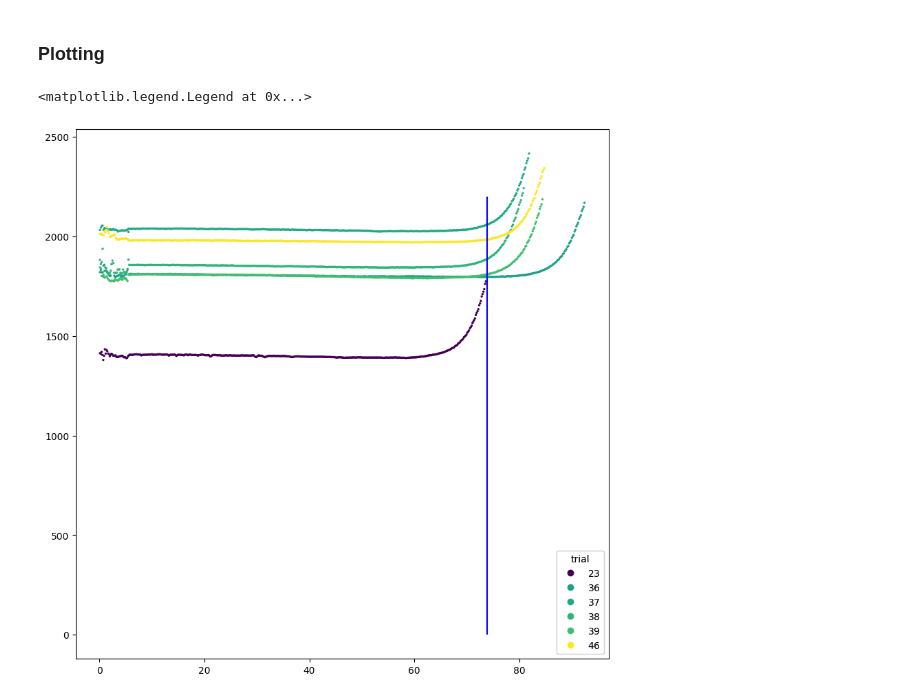
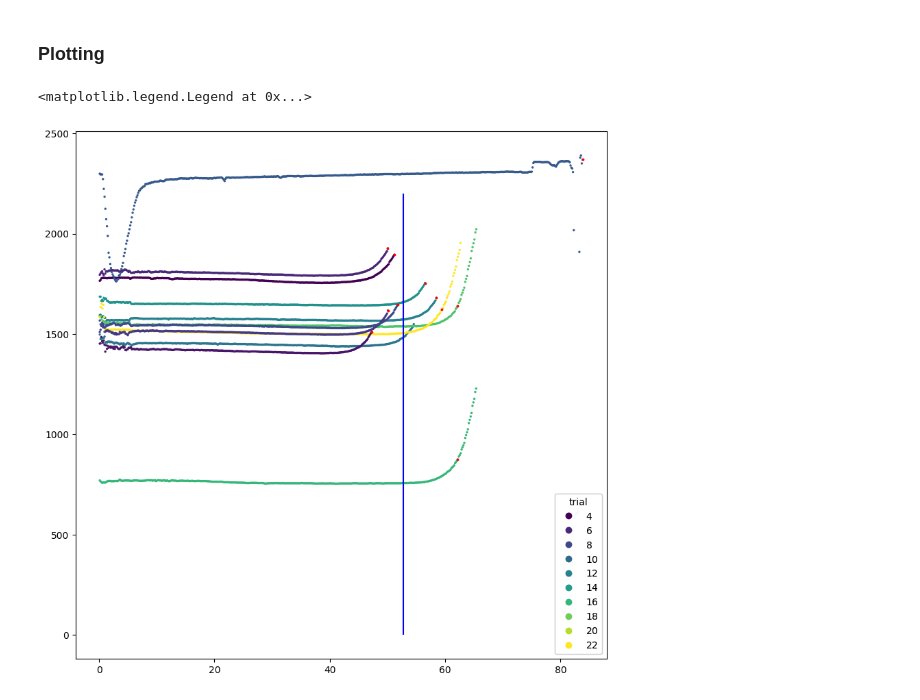
Before and after one commit to UTCV-github/Reactions, a Jupyter notebook: Data Processing/longitudinal data analysis (2022)/longitudinal data analysis.ipynb, the cells around one changed output. Cells and saved outputs as stored; diff of their text form; code cells hidden in the pictures.

```diff
--- a/Data Processing/longitudinal data analysis (2022)/longitudinal data analysis.ipynb
+++ b/Data Processing/longitudinal data analysis (2022)/longitudinal data analysis.ipynb
@@ -137,20 +137,19 @@ df_antic_time = df_cb_lab.groupby('Dist_Antic')['Time_Antic'].mean() # generate
 df_antic_time = df_antic_time.reset_index()
 # %%
 # Set Anticpated distance
-Antic_dist = 21
+Antic_dist = 15
 Antic_time = df_antic_time[df_antic_time["Dist_Antic"] == Antic_dist]["Time_Antic"]
 # %%
 df_plot = df_cb_lab[df_cb_lab["C"] < 2600] # Remove irregular data points at the beginging
 df_plot = df_plot[df_plot["Dist_Antic"] == Antic_dist] # Pick trials with anticipated distance
-df_measured_time = df_measured_time[df_measured_time["Dist_Antic"] == Antic_dist]
-
+df_measured_time_plot = df_measured_time[df_measured_time["Dist_Antic"] == Antic_dist]
 
 fig, ax = plt.subplots(figsize = (10,10)) # Setting subplot property
 scatter = ax.scatter(df_plot.Time, df_plot.C, c=df_plot.trial, s = 2)
-scatter_2 = ax.scatter(df_measured_time.Time, df_measured_time.C, c = "red", s = 3)
+scatter_2 = ax.scatter(df_measured_time_plot.Time, df_measured_time_plot.C, c = "red", s = 3)
 vline_1 = ax.vlines(x = Antic_time, ymin = 0, ymax = 2200, color = 'b')
 legend_c = ax.legend(*scatter.legend_elements(), loc="lower right", title="trial")
 ax.add_artist(legend_c)
 # %% [output]
 <matplotlib.legend.Legend at 0x...>
-[figure, old version]
+[figure, new version]
```
